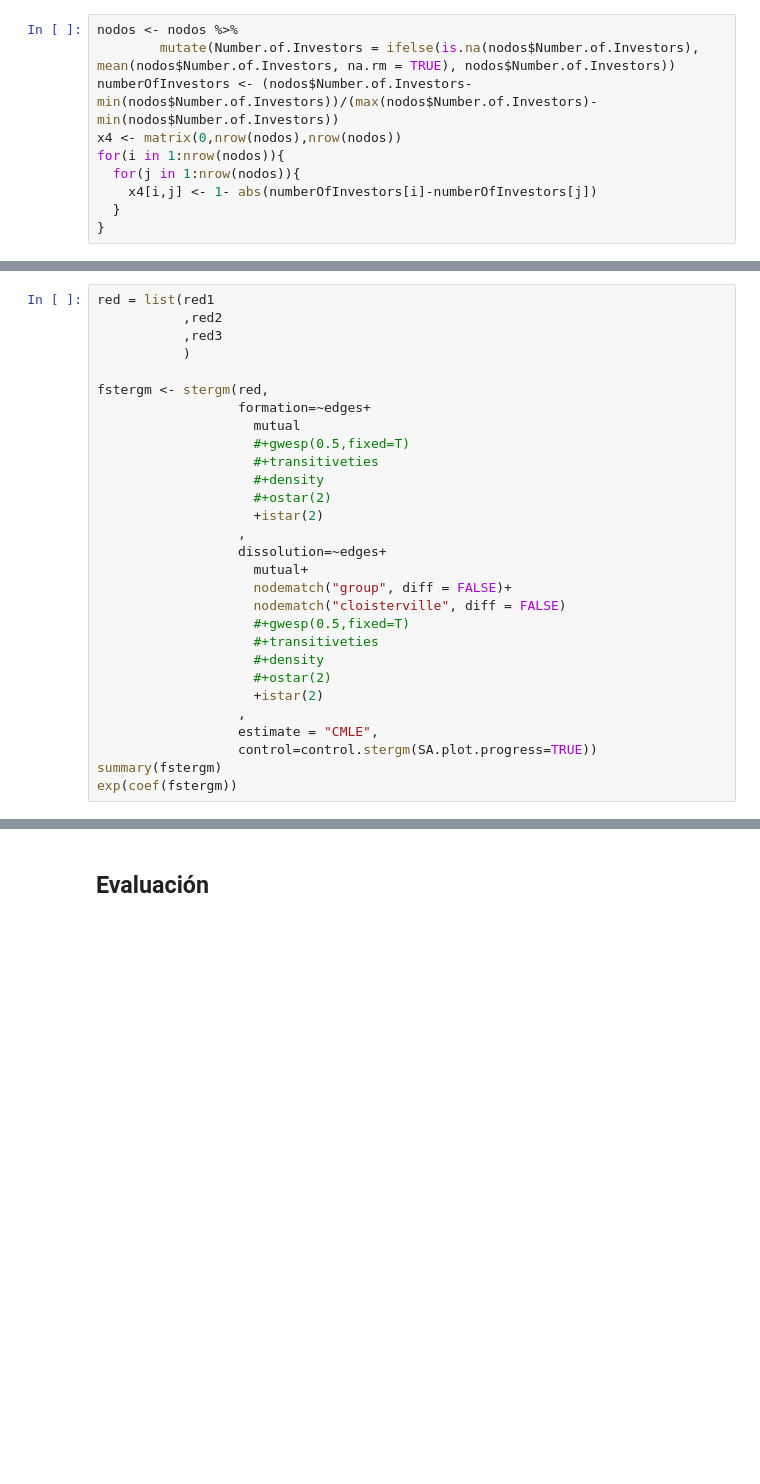
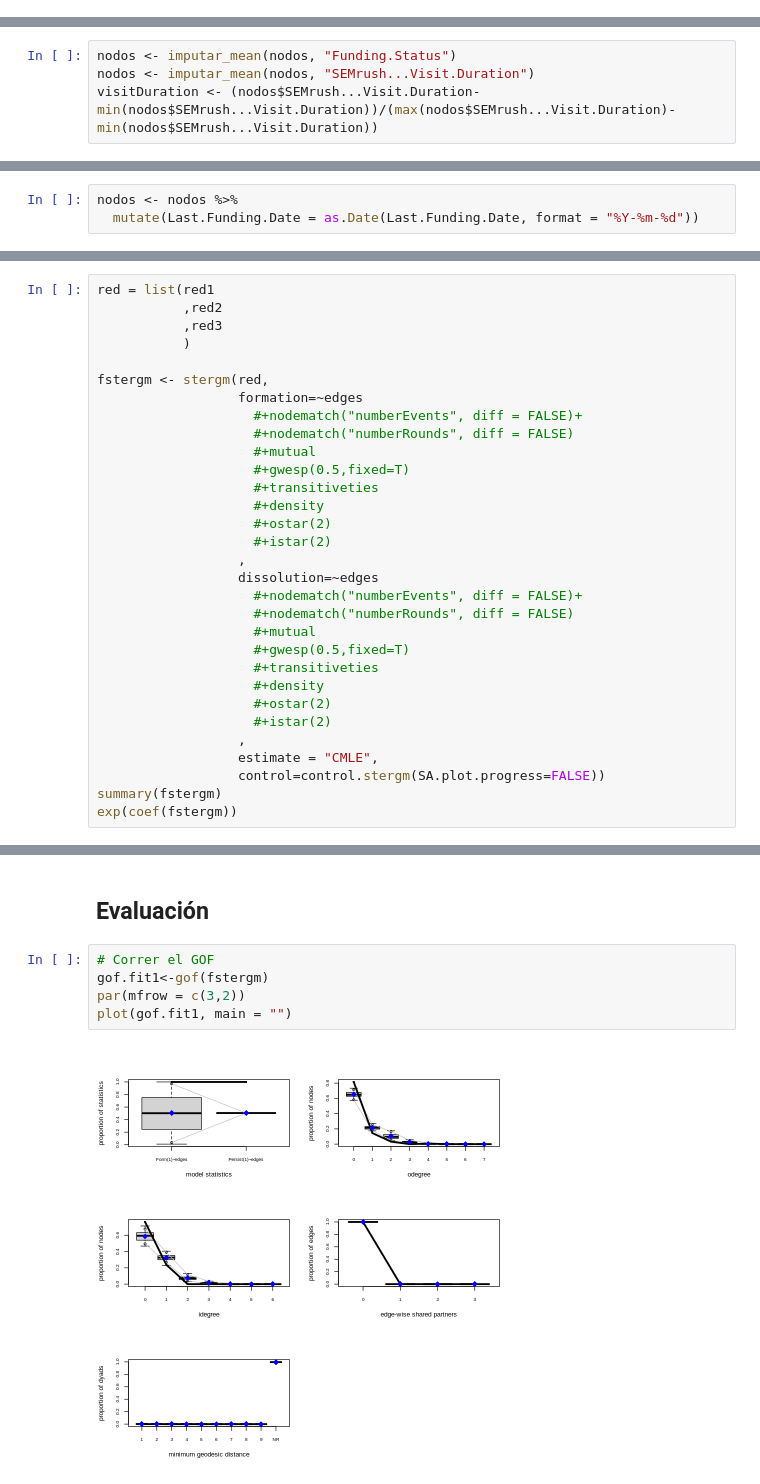
Before and after one commit to oapatinop/Anlytics_redes_sociales, a Jupyter notebook: ARS - Fase 3 proyecto.ipynb, the cells around one changed output, grey strips where cells are left out. Drawn from its saved outputs; the diff is of its cells as text; blank space fills up the shorter version.

```diff
--- a/ARS - Fase 3 proyecto.ipynb
+++ b/ARS - Fase 3 proyecto.ipynb
@@ -149,12 +222,2 @@ for(i in 1:nrow(nodos)){
-# %%
-nodos <- nodos %>%
-        mutate(Number.of.Investors = ifelse(is.na(nodos$Number.of.Investors), mean(nodos$Number.of.Investors, na.rm = TRUE), nodos$Number.of.Investors))
-numberOfInvestors <- (nodos$Number.of.Investors-min(nodos$Number.of.Investors))/(max(nodos$Number.of.Investors)-min(nodos$Number.of.Investors))
-x4 <- matrix(0,nrow(nodos),nrow(nodos))
-for(i in 1:nrow(nodos)){
-  for(j in 1:nrow(nodos)){
-    x4[i,j] <- 1- abs(numberOfInvestors[i]-numberOfInvestors[j])
-  }
-}
 # %%
 y <- matrix(0,nrow(nodos),nrow(nodos))
@@ -208,0 +284,4 @@ red <- as.network.matrix(y)
+# %%
+nodos <- imputar_mean(nodos, "Funding.Status")
+nodos <- imputar_mean(nodos, "SEMrush...Visit.Duration")
+visitDuration <- (nodos$SEMrush...Visit.Duration-min(nodos$SEMrush...Visit.Duration))/(max(nodos$SEMrush...Visit.Duration)-min(nodos$SEMrush...Visit.Duration))
@@ -228,0 +358,3 @@ red3 <- 0
+# %%
+nodos <- nodos %>%
+  mutate(Last.Funding.Date = as.Date(Last.Funding.Date, format = "%Y-%m-%d"))
@@ -235,25 +438,27 @@ red = list(red1
            )
 
 fstergm <- stergm(red,
-                  formation=~edges+
-                    mutual
+                  formation=~edges
+                    #+nodematch("numberEvents", diff = FALSE)+
+                    #+nodematch("numberRounds", diff = FALSE)
+                    #+mutual
                     #+gwesp(0.5,fixed=T)
                     #+transitiveties
                     #+density
                     #+ostar(2)
-                    +istar(2)
+                    #+istar(2)
                   ,
-                  dissolution=~edges+
-                    mutual+
-                    nodematch("group", diff = FALSE)+
-                    nodematch("cloisterville", diff = FALSE)
+                  dissolution=~edges
+                    #+nodematch("numberEvents", diff = FALSE)+
+                    #+nodematch("numberRounds", diff = FALSE)
+                    #+mutual
                     #+gwesp(0.5,fixed=T)
                     #+transitiveties
                     #+density
                     #+ostar(2)
-                    +istar(2)
+                    #+istar(2)
                   ,
                   estimate = "CMLE",
-                  control=control.stergm(SA.plot.progress=TRUE))
+                  control=control.stergm(SA.plot.progress=FALSE))
 summary(fstergm)
 exp(coef(fstergm))
@@ -260,2 +499,9 @@ exp(coef(fstergm))
 # %% [markdown]
 ## Evaluación
+# %%
+# Correr el GOF
+gof.fit1<-gof(fstergm)
+par(mfrow = c(3,2))
+plot(gof.fit1, main = "")
+# %% [output]
+[figure, added]
```
Also changed, not shown: parts of 27 cells of this notebook, 1 other file.
